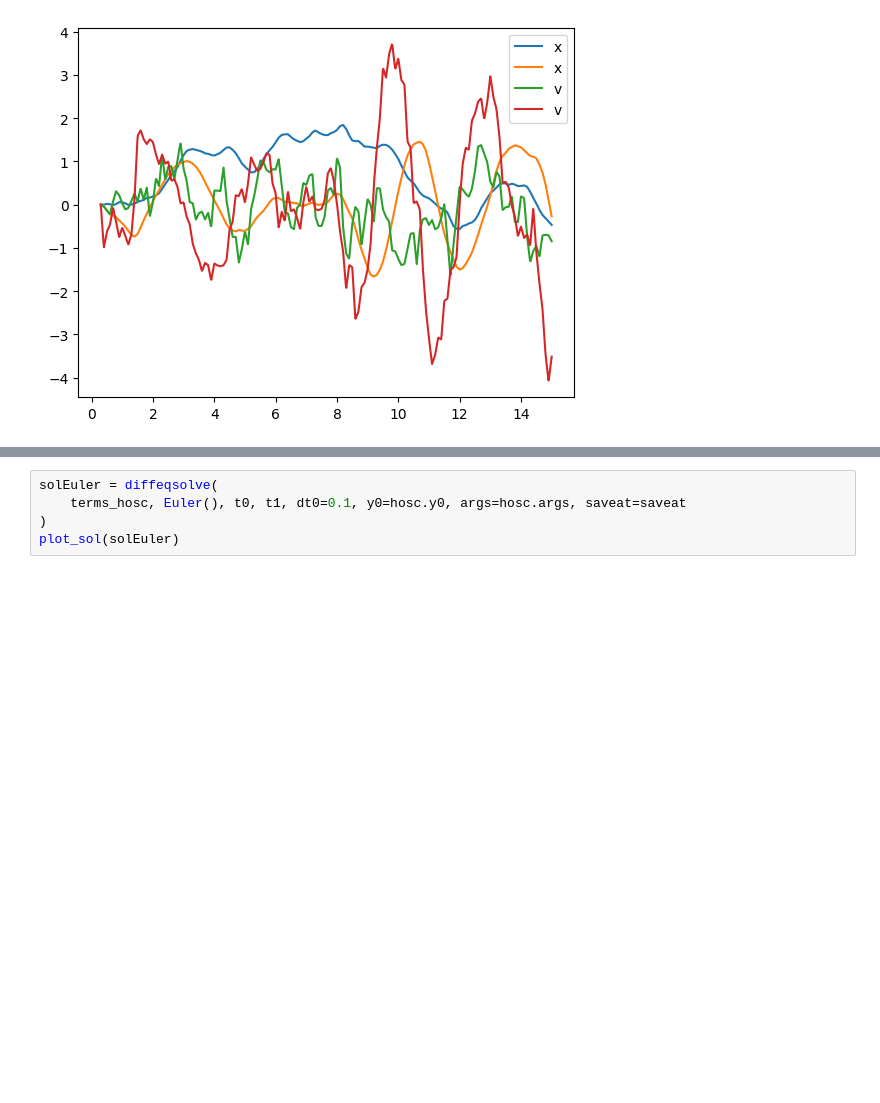
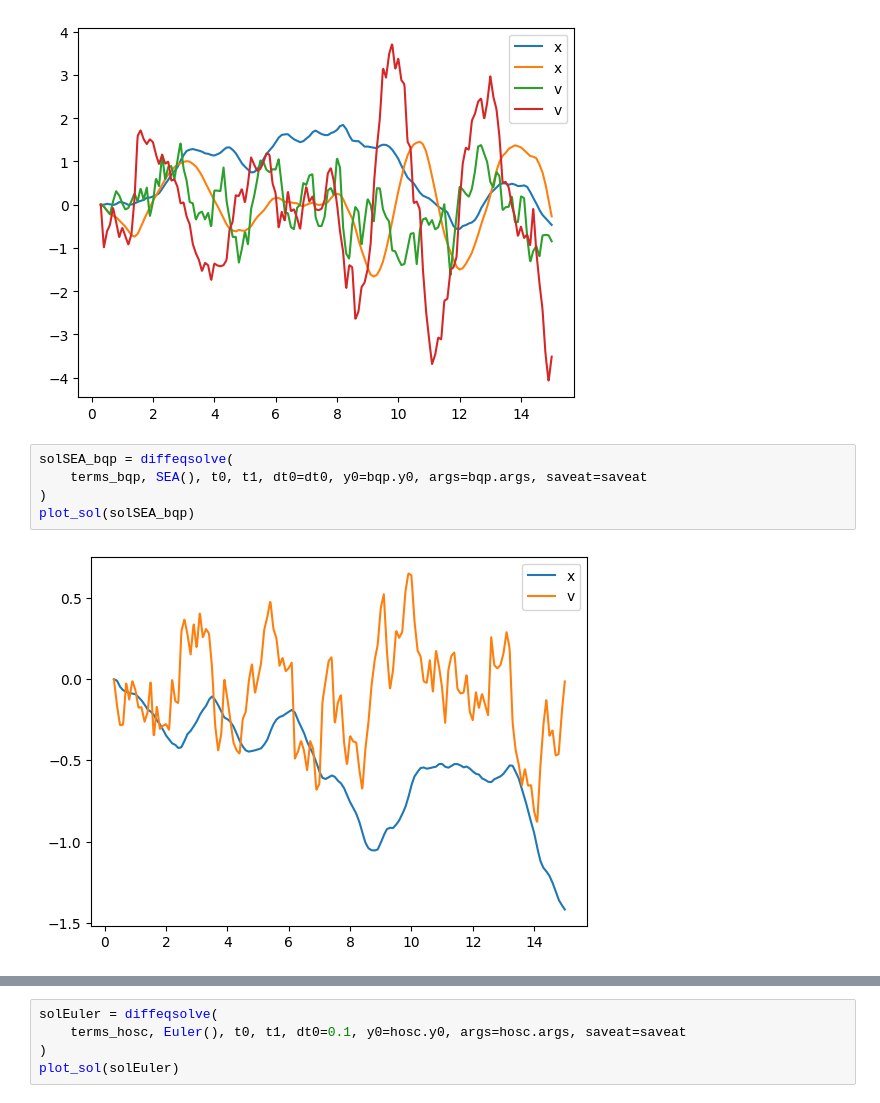
Before and after one commit to andyElking/diffrax_STLA, a Jupyter notebook: examples/langevin.ipynb, the cells around one changed output, grey strips where cells are left out. Saved outputs shown, nothing was run; the diff lists cells and outputs as text; blank space fills up the shorter version.

```diff
--- a/examples/langevin.ipynb
+++ b/examples/langevin.ipynb
@@ -267,3 +268,10 @@ solSEA = diffeqsolve(
 plot_sol(solSEA)
 # %% [output]
 [figure]
+# %%
+solSEA_bqp = diffeqsolve(
+    terms_bqp, SEA(), t0, t1, dt0=dt0, y0=bqp.y0, args=bqp.args, saveat=saveat
+)
+plot_sol(solSEA_bqp)
+# %% [output]
+[figure, added]
```
Also changed, not shown: parts of 2 cells of this notebook, 8 other files.
